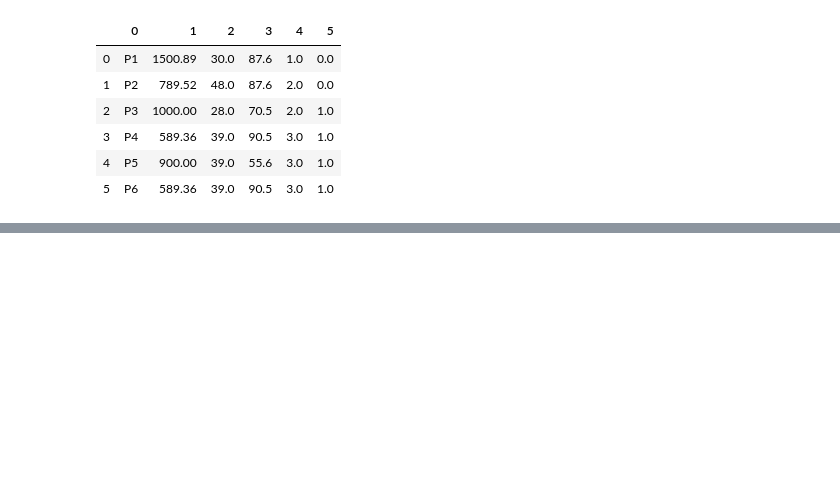
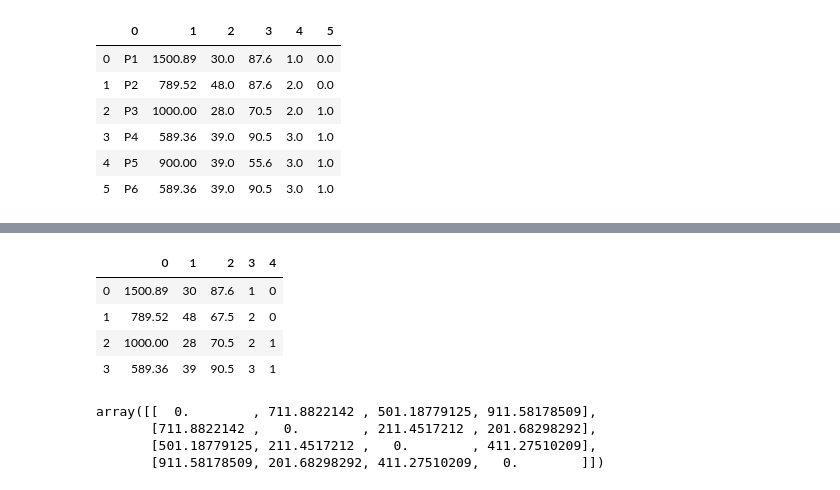
Before and after one commit to daniloeler/daniloeler.github.io, a Jupyter notebook: teaching/VISUALIZACAO/codes/Aula02-FundamentosSobredados.ipynb, the cells around one changed output, grey strips where cells are left out. Drawn from its saved outputs; the diff is of its cells as text; code cells hidden in the pictures; blank space fills up the shorter version.

```diff
--- a/teaching/VISUALIZACAO/codes/Aula02-FundamentosSobredados.ipynb
+++ b/teaching/VISUALIZACAO/codes/Aula02-FundamentosSobredados.ipynb
@@ -279,0 +323,19 @@ data5.fillna(method='ffill') #ffill replica o valor anterior para os ausentes su
+# %%
+data9 = pd.DataFrame([[1500.89,30,87.6,1,0],
+                      [789.52,48,67.5,2,0],
+                      [1000.00,28,70.5,2,1],
+                      [589.36,39,90.5,3,1]])
+data9
+# %% [output]
+|  | 0 | 1 | 2 | 3 | 4 |
+| 0 | 1500.89 | 30 | 87.6 | 1 | 0 |
+| 1 | 789.52 | 48 | 67.5 | 2 | 0 |
+| 2 | 1000.00 | 28 | 70.5 | 2 | 1 |
+| 3 | 589.36 | 39 | 90.5 | 3 | 1 |
+# %%
+dist.pairwise(data9.to_numpy()) #calculo de distância com todos os atributos
+# %% [output]
+array([[  0.        , 711.8822142 , 501.18779125, 911.58178509],
+       [711.8822142 ,   0.        , 211.4517212 , 201.68298292],
+       [501.18779125, 211.4517212 ,   0.        , 411.27510209],
+       [911.58178509, 201.68298292, 411.27510209,   0.        ]])
```
Also changed, not shown: parts of 17 cells of this notebook.
